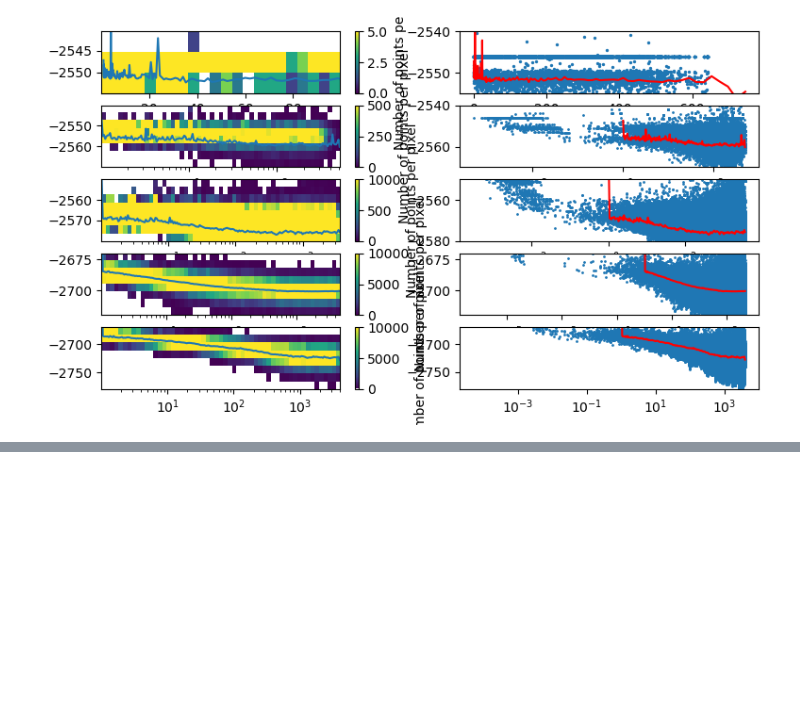
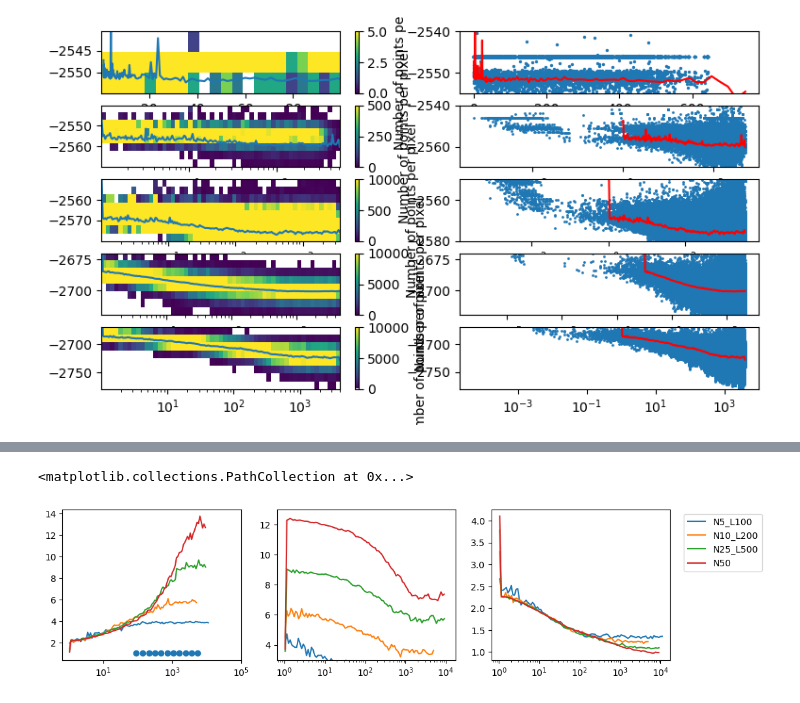
Before and after one commit to HugoLeRoy94/Analyze, a Jupyter notebook: equilibration_time/N_linker_analyze.ipynb, the cells around one changed output, grey strips where cells are left out. Cells and saved outputs as stored; diff of their text form; code cells hidden in the pictures; blank space fills up the shorter version.

```diff
--- a/equilibration_time/N_linker_analyze.ipynb
+++ b/equilibration_time/N_linker_analyze.ipynb
@@ -86,0 +136,24 @@ ax.legend()
+# %%
+times = list()
+for name in NAMEs:
+    times.append(Data_Treatement(media+name+'.hdf',data_type='Time_shift'))
+time_shift = np.mean(times[-1].data,axis=0)
+# %%
+fig,ax = plt.subplots(ncols=3,figsize=(12,3))
+i = 0
+n=0
+for cluster  in Clusters:
+    X,Y = cluster.binned_time,cluster.average_data
+    for i in range(3):
+        ax[i].plot(X,Y[:,i],label=NAMEs[n])
+    #ax.plot(X[i:],(Y[i:]-min(Y[i:]))/(max(Y[i:])-min(Y[i:])),label=NAMEs[n])
+    n+=1
+for i in range(3):
+    ax[i].set_xscale('log')
+ax[1].set_ylim(3,13)
+ax[0].set_xlim(0,100000)
+ax[2].legend(loc='upper left', bbox_to_anchor=(1.05, 1))
+ax[0].scatter(time_shift,[1 for _ in range(time_shift.shape[0])])
+# %% [output]
+<matplotlib.collections.PathCollection at 0x...>
+[figure, added]
```
Also changed, not shown: parts of 14 cells of this notebook, 7 other files.
